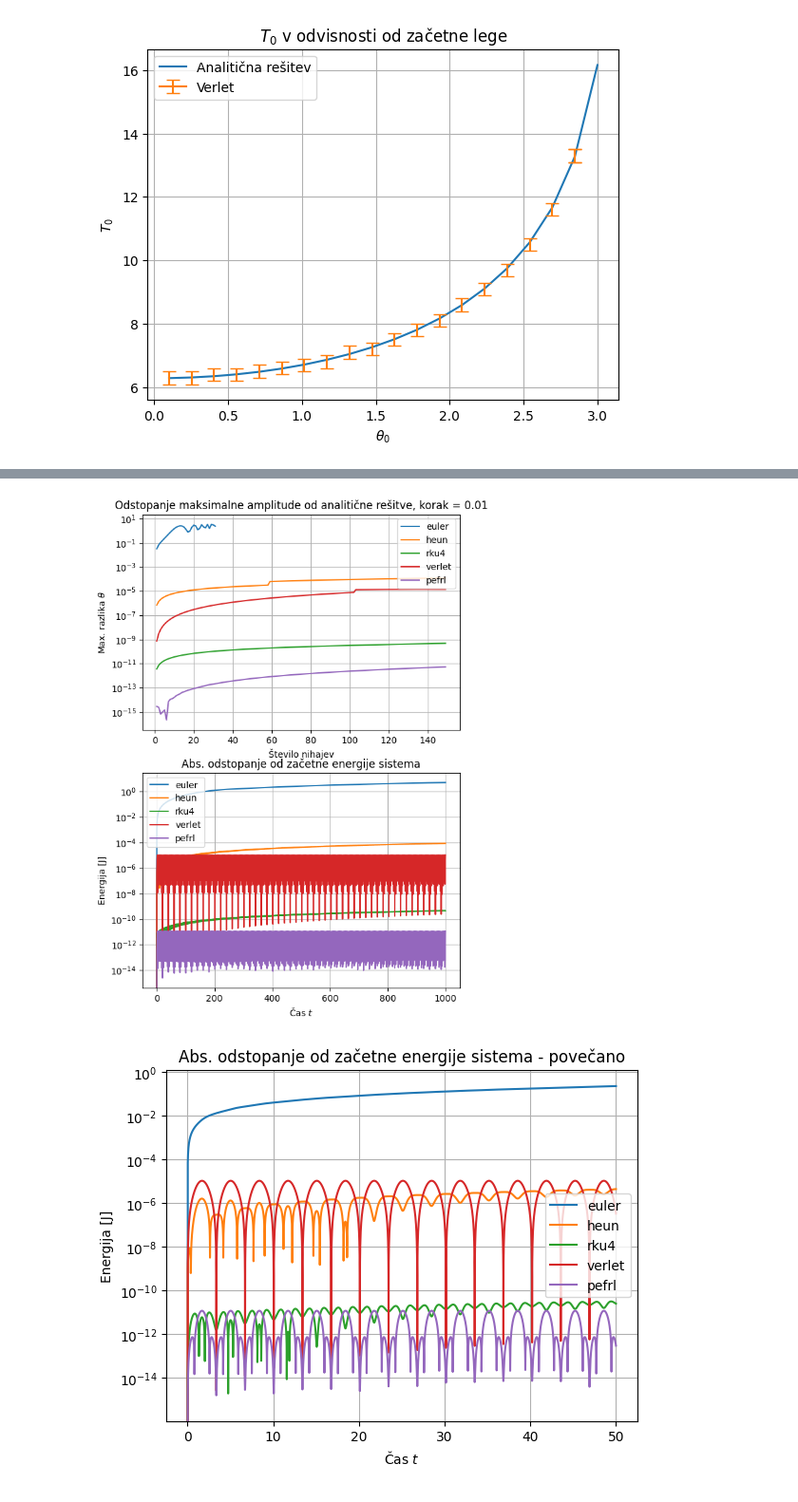
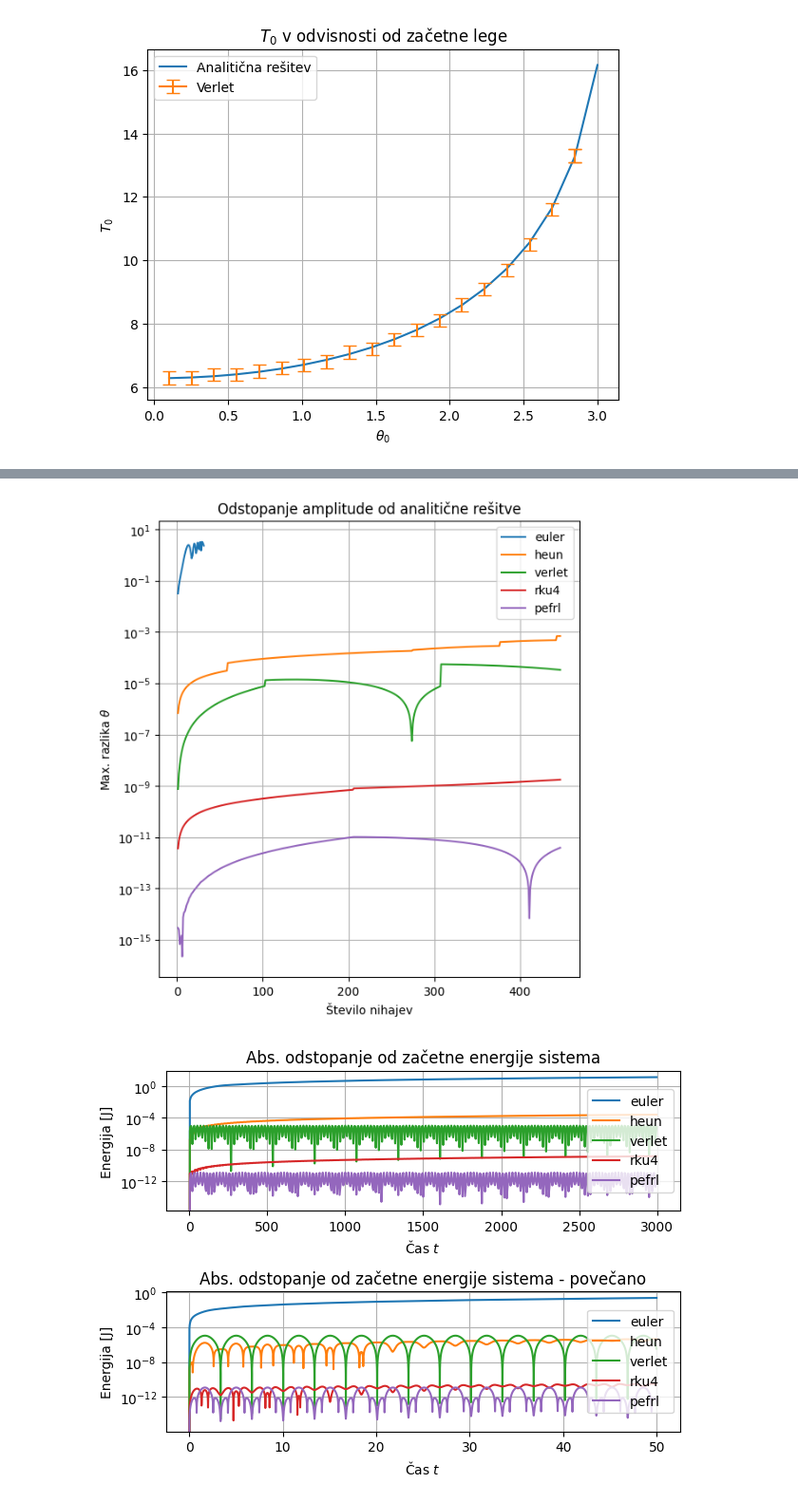
Before and after one commit to hyhmir/mafiski_praktikum, a Jupyter notebook: 07/analysing.ipynb, the cells around one changed output, grey strips where cells are left out. Shown at 95% size. Drawn from its saved outputs; the diff is of its cells as text; code cells hidden in the pictures.

```diff
--- a/07/analysing.ipynb
+++ b/07/analysing.ipynb
@@ -157,8 +157,8 @@ for metoda in [euler, heun, rku4, verlet, pefrl]:
         diff = np.abs(y_anal - x)
         max_error[i] = np.max(diff)
 
-    ax1.plot(step_size, max_error, marker='.', label=f'{metoda.__name__}')
-    ax2.plot(step_size, calc_time, marker='.', label=f'{metoda.__name__}')
+    ax1.plot(step_size, max_error, label=f'{metoda.__name__}')
+    ax2.plot(step_size, calc_time, label=f'{metoda.__name__}')
 
 ax1.hlines(1e-3, step_size[0], step_size[-1], color='black', linestyle='-.', label='1e-3')
 ax1.grid()
@@ -171,9 +171,9 @@ plt.savefig('graphs/double.pdf', dpi=512)
 # %%
-fig, (ax1, ax2) = plt.subplots(2, 1, figsize=(6.4, 9.6))
+fig1, (ax1) = plt.subplots(1, 1, figsize=(6.4, 7.0))
 
-fig, (ax3) = plt.subplots(1, 1, figsize=(6.4, 4.8))
+fig2, (ax2, ax3) = plt.subplots(2, 1, figsize=(6.4, 4.8))
 
-ax1.set_title('Odstopanje maksimalne amplitude od analitične rešitve, korak = 0.01')
+ax1.set_title('Odstopanje amplitude od analitične rešitve')
 ax1.set_xlabel('Število nihajev')
 ax1.set_ylabel('Max. razlika $\\theta$')
 ax1.set_yscale('log')
@@ -187,40 +187,41 @@ ax3.set_title('Abs. odstopanje od začetne energije sistema - povečano')
 ax3.set_xlabel('Čas $t$')
 ax3.set_ylabel('Energija [J]')
 ax3.set_yscale('log')
 
-for metoda in [euler, heun, rku4, verlet, pefrl]:
+for metoda in [euler, heun, verlet, rku4, pefrl]:
 
-    t = np.arange(0, 1000, 0.01)
+    t = np.arange(0, 3000, 0.01)
     if metoda in [euler, heun, rku4]:
         x_vec = metoda(nihanje_2, np.array([1., 0.]), t)
         x = x_vec[:, 0]
         v = x_vec[:, 1]
     else:
         (x, v) = metoda(nihanje, 1., 0., t)
 
     peaks, _ = find_peaks(x)
     theta = analytic(t)
     diff = np.abs(theta - x)
     indices = np.arange(len(t[peaks])) + 1
     E0 = 1.0 - np.cos(1.0)
-    p=30
+    p=400
     energy = np.abs(1-np.cos(x)+v**2/2-E0)
 
     ax1.plot(indices, diff[peaks], label=f'{metoda.__name__}')
     ax2.plot(t[::p], energy[::p], label=f'{metoda.__name__}')
     ax3.plot(t[:5000], energy[:5000], label=f'{metoda.__name__}')
 
 ax1.grid()
 ax1.legend()
 ax2.grid()
 ax2.legend()
 ax3.grid()
 ax3.legend()
-
-plt.savefig('graphs/triple.pdf', dpi=512)
+fig2.tight_layout()
+fig1.savefig('graphs/triple1.pdf', dpi=512)
+fig2.savefig('graphs/triple.pdf', dpi=512)
 # %% [output]
-[figure, old version]
+[figure, new version]
-[figure, old version]
+[figure, new version]
 # %%
 t = np.arange(0, 300, 1)
 (x1, v1) = verlet(nihanje, 1., 0., t)
```
Also changed, not shown: parts of 1 cell of this notebook, 6 other files.
